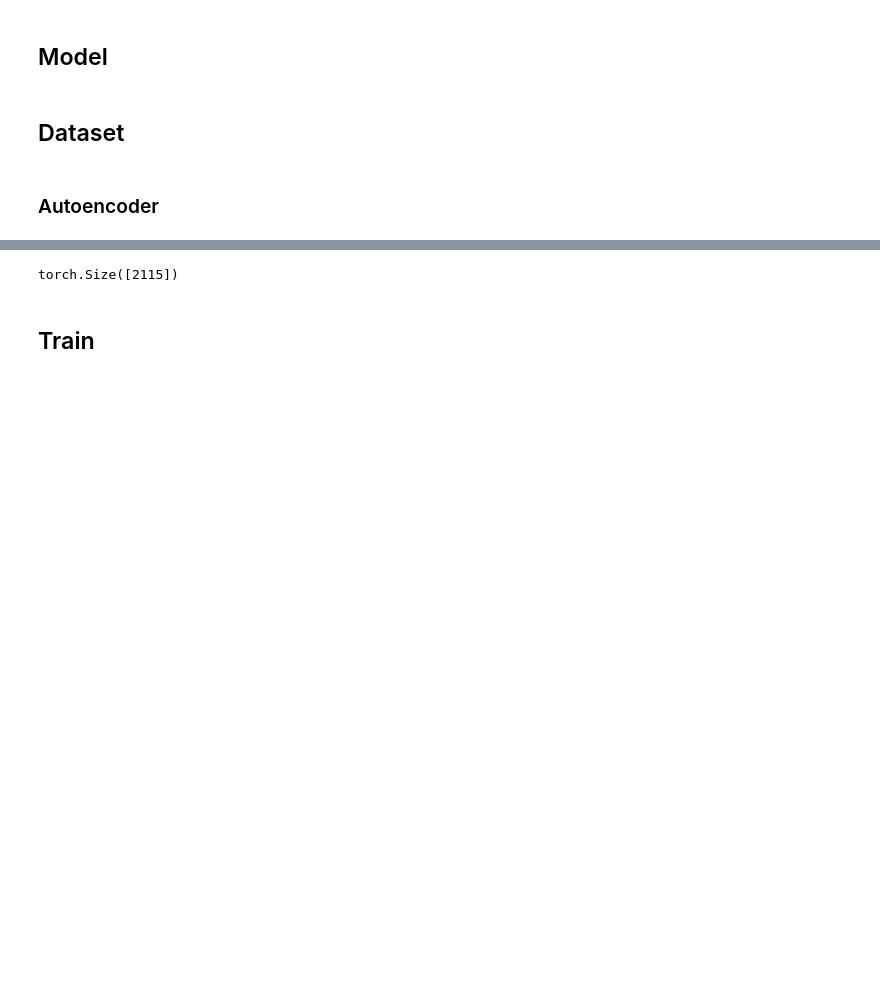
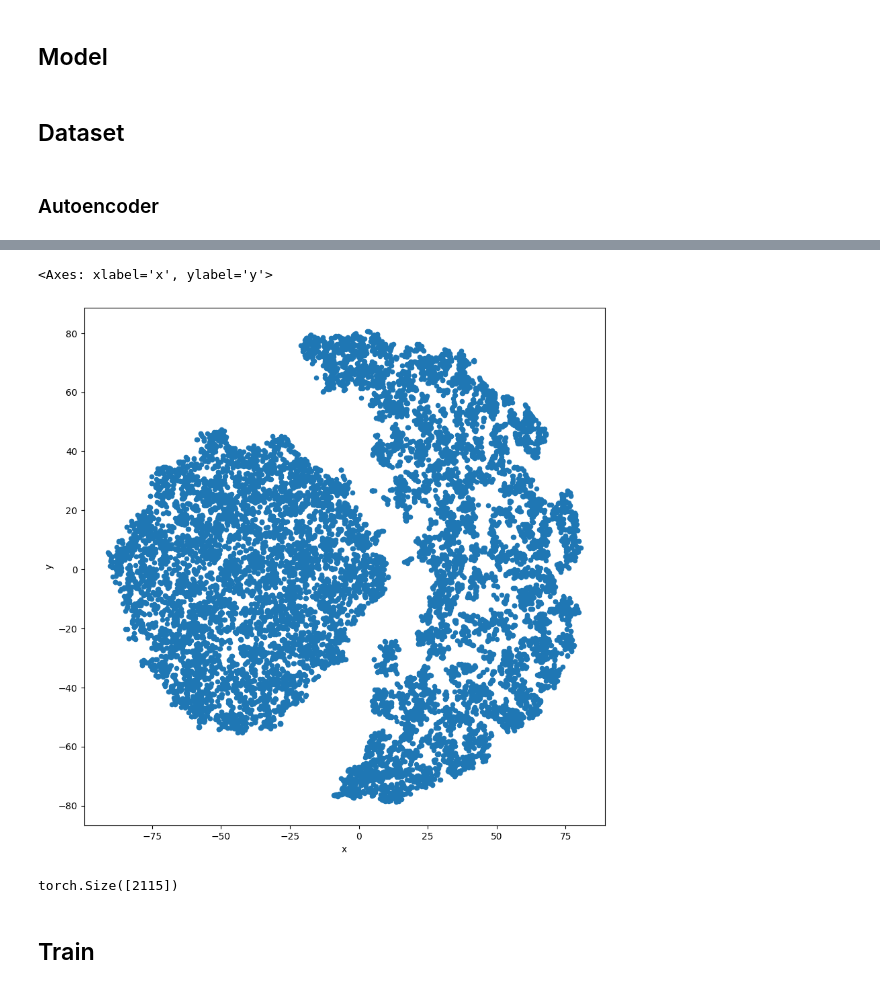
Before and after one commit to c1014695Newcastle/PyTorchJacard, a Jupyter notebook: Model_WORKING.ipynb, the cells around one changed output, grey strips where cells are left out. Saved outputs shown, nothing was run; the diff lists cells and outputs as text; code cells hidden in the pictures; blank space fills up the shorter version.

```diff
--- a/Model_WORKING.ipynb
+++ b/Model_WORKING.ipynb
@@ -283,3 +284,7 @@ features_to_train, features_to_test, labels_to_train, labels_to_test = encode_da
 # %%
 train_dataset = torch.utils.data.TensorDataset(features_to_train, labels_to_train)
 test_dataset = torch.utils.data.TensorDataset(features_to_test, labels_to_test)
+# %%
+encoded_dataset_full = np.concat([features_to_train.numpy(), features_to_test.numpy()])
+
+encoded_dataset_projections = TSNE(n_components=2, random_state=0, metric='cosine').fit_transform(encoded_dataset_full)
@@ -286,3 +299,14 @@ test_dataset = torch.utils.data.TensorDataset(features_to_test, labels_to_test)
+# %%
+dataset_projections_df = pd.DataFrame(encoded_dataset_projections, columns=['x','y'])
+# %%
+plt.rcParams["figure.figsize"] = [10, 10]
+dataset_projections_df.plot.scatter(
+    x='x',
+    y='y',
+)
+# %% [output]
+<Axes: xlabel='x', ylabel='y'>
+[figure, added]
 # %%
 encoded_trainloader = torch.utils.data.DataLoader(train_dataset, batch_size=batch_size, shuffle=False)
 encoded_testloader = torch.utils.data.DataLoader(test_dataset, batch_size=batch_size, shuffle=False)
```
Also changed, not shown: parts of 11 cells of this notebook, 4 other files.
